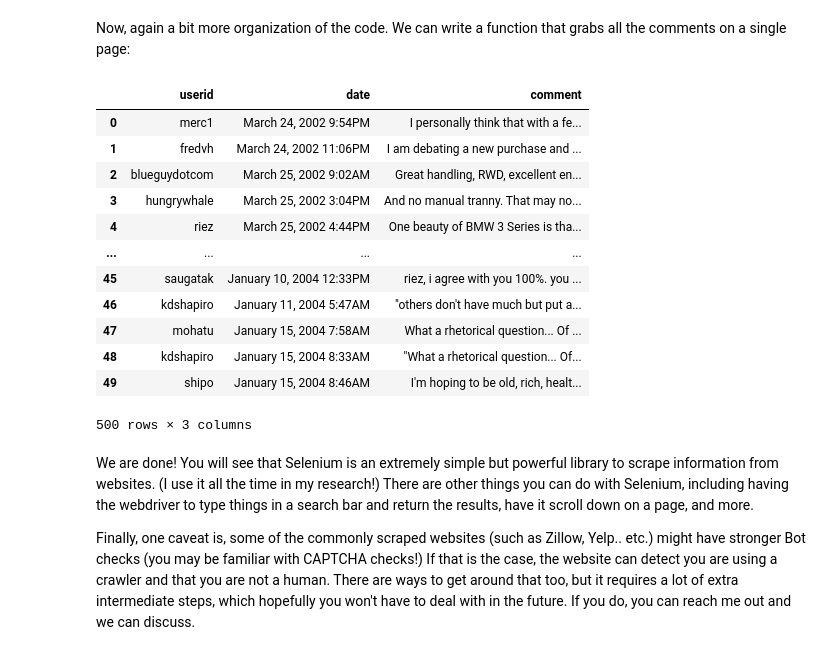
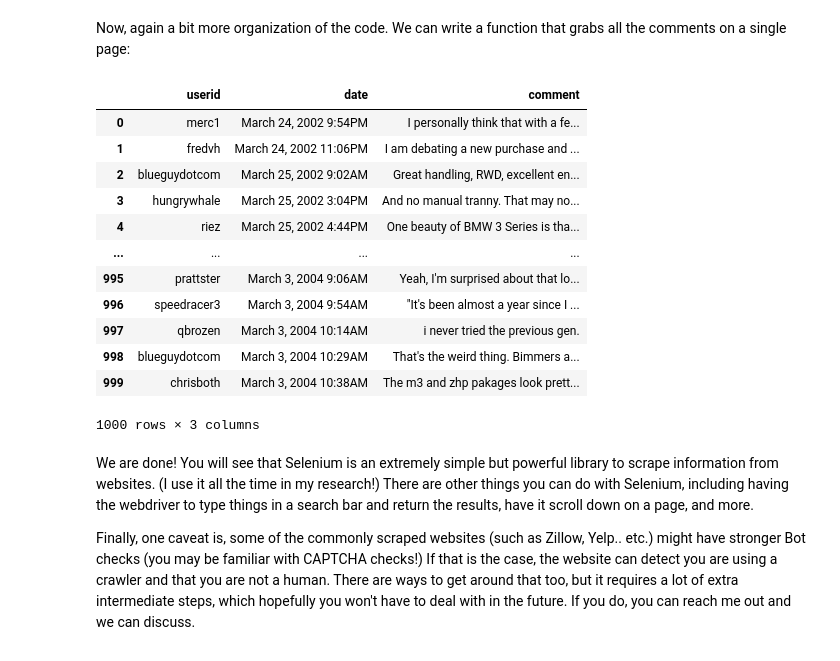
Before and after one commit to ernbilen/Data200_Fall23, a Jupyter notebook: notes/chp15-01-hierarchichal-and-scraping/webscraping-intro.ipynb, the cells around one changed output. Saved outputs shown, nothing was run; the diff lists cells and outputs as text; code cells hidden in the pictures.

```diff
--- a/notes/chp15-01-hierarchichal-and-scraping/webscraping-intro.ipynb
+++ b/notes/chp15-01-hierarchichal-and-scraping/webscraping-intro.ipynb
@@ -17,7 +17,7 @@ from selenium import webdriver
 # %%
 # this is how to boot-up the webdriver
 # btw, Selenium just recently had an update, so some of the syntax online might be out of date
-driver = webdriver.Chrome(service=webdriver.ChromeService(r'C:\Users\Eren\chromedriver.exe')) # make sure to use your path!
+driver = webdriver.Chrome(service=webdriver.ChromeService('/Users/bilene/Downloads/chromedriver-mac-x64/chromedriver')) # make sure to use your path!
 # %%
 # this below takes the webdriver to a website
 # for fun, let's go to a forum post from 2002 on Edmunds.com, a website about cars.
@@ -213,7 +213,7 @@ driver.get('https://forums.edmunds.com/discussion/2864')
 
 # define an empty dataframe that will be populated
 df_out = pd.DataFrame()
-for j in range(10):
+for j in range(20):
     try:
         #print(j) # again, if you want to see where the crawler is in
 
@@ -232,6 +232,8 @@ for j in range(10):
         # df_out that keeps the entire data
         df_out = pd.concat([df_out,df_single])
 
+        # df_out.to_csv('dropbox/myfolder/myfile.csv') # good idea to save as it goes
+
         # this is how to click on a website object:
         button = driver.find_element('xpath','//*[@title="Next Page"]')
         button.click()
@@ -239,21 +241,21 @@ for j in range(10):
     except:
         print('Error!')
 # %%
-df_out
+df_out.reset_index(drop=True)
 # %% [output]
 |  | userid | date | comment |
 | 0 | merc1 | March 24, 2002 9:54PM | I personally think that with a fe... |
 | 1 | fredvh | March 24, 2002 11:06PM | I am debating a new purchase and ... |
 | 2 | blueguydotcom | March 25, 2002 9:02AM | Great handling, RWD, excellent en... |
 | 3 | hungrywhale | March 25, 2002 3:04PM | And no manual tranny. That may no... |
 | 4 | riez | March 25, 2002 4:44PM | One beauty of BMW 3 Series is tha... |
 | ... | ... | ... | ... |
-| 45 | saugatak | January 10, 2004 12:33PM | riez, i agree with you 100%. you ... |
-| 46 | kdshapiro | January 11, 2004 5:47AM | "others don't have much but put a... |
-| 47 | mohatu | January 15, 2004 7:58AM | What a rhetorical question... Of ... |
-| 48 | kdshapiro | January 15, 2004 8:33AM | "What a rhetorical question... Of... |
-| 49 | shipo | January 15, 2004 8:46AM | I'm hoping to be old, rich, healt... |
+| 995 | prattster | March 3, 2004 9:06AM | Yeah, I'm surprised about that lo... |
+| 996 | speedracer3 | March 3, 2004 9:54AM | "It's been almost a year since I ... |
+| 997 | qbrozen | March 3, 2004 10:14AM | i never tried the previous gen. |
+| 998 | blueguydotcom | March 3, 2004 10:29AM | That's the weird thing. Bimmers a... |
+| 999 | chrisboth | March 3, 2004 10:38AM | The m3 and zhp pakages look prett... |
-500 rows × 3 columns
+1000 rows × 3 columns
 # %% [markdown]
 We are done! You will see that Selenium is an extremely simple but powerful library to scrape information from websites. (I use it all the time in my research!) There are other things you can do with Selenium, including having the webdriver to type things in a search bar and return the results, have it scroll down on a page, and more.
 
```
Also changed, not shown: parts of 1 cell of this notebook, 1 other file.
